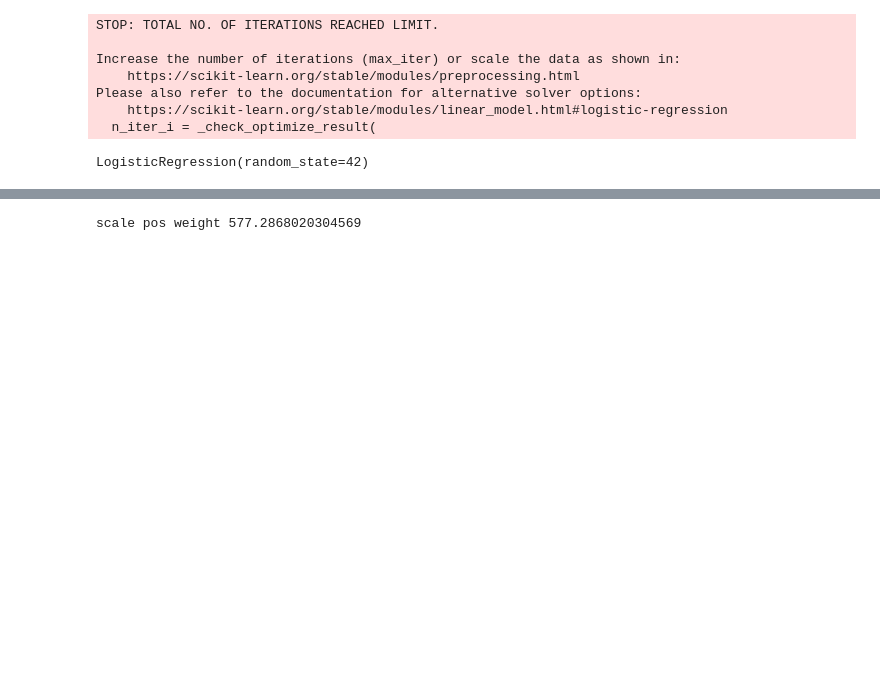
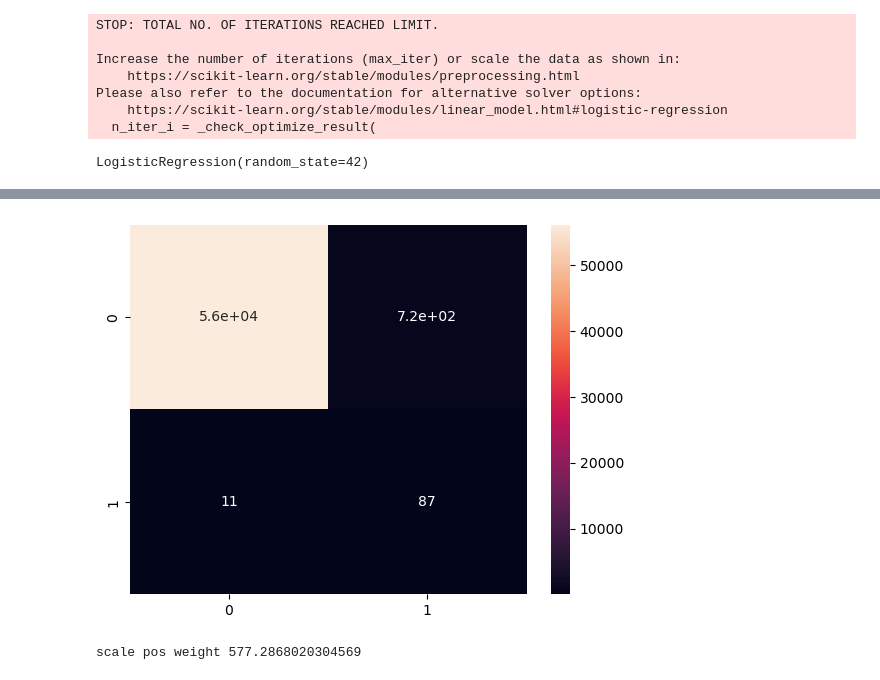
Before and after one commit to praladsapkota-08/regression, a Jupyter notebook: notebook/credit card fraud detection.ipynb, the cells around one changed output, grey strips where cells are left out. Cells and saved outputs as stored; diff of their text form; code cells hidden in the pictures; blank space fills up the shorter version.

```diff
--- a/notebook/credit card fraud detection.ipynb
+++ b/notebook/credit card fraud detection.ipynb
@@ -291,8 +291,9 @@ y_probab = log_model.predict_proba(x_test)[:, 1]
 # %%
 from sklearn.metrics import confusion_matrix , classification_report , average_precision_score
 
-print('Confusion metrix' , confusion_matrix(y_test,y_pred))
-print('classification report', classification_report(y_test,y_pred))
+print('Confusion metrix\n' , confusion_matrix(y_test,y_pred))
+sns.heatmap(confusion_matrix(y_test,y_pred) , annot = True)
+print('classification report\n', classification_report(y_test,y_pred))
 auprc = average_precision_score(y_test,y_probab)
 print(f'AUPRC score {auprc:.4f}')
 # %% [output]
@@ -302,12 +305,13 @@ classification report               precision    recall  f1-score   support
 
            0       1.00      0.99      0.99     56864
            1       0.11      0.89      0.19        98
 
     accuracy                           0.99     56962
    macro avg       0.55      0.94      0.59     56962
 weighted avg       1.00      0.99      0.99     56962
 
 AUPRC score 0.7061
+[figure, added]
 # %%
 neg , pos = np.bincount(y_train)
 
```
Also changed, not shown: parts of 7 cells of this notebook.
